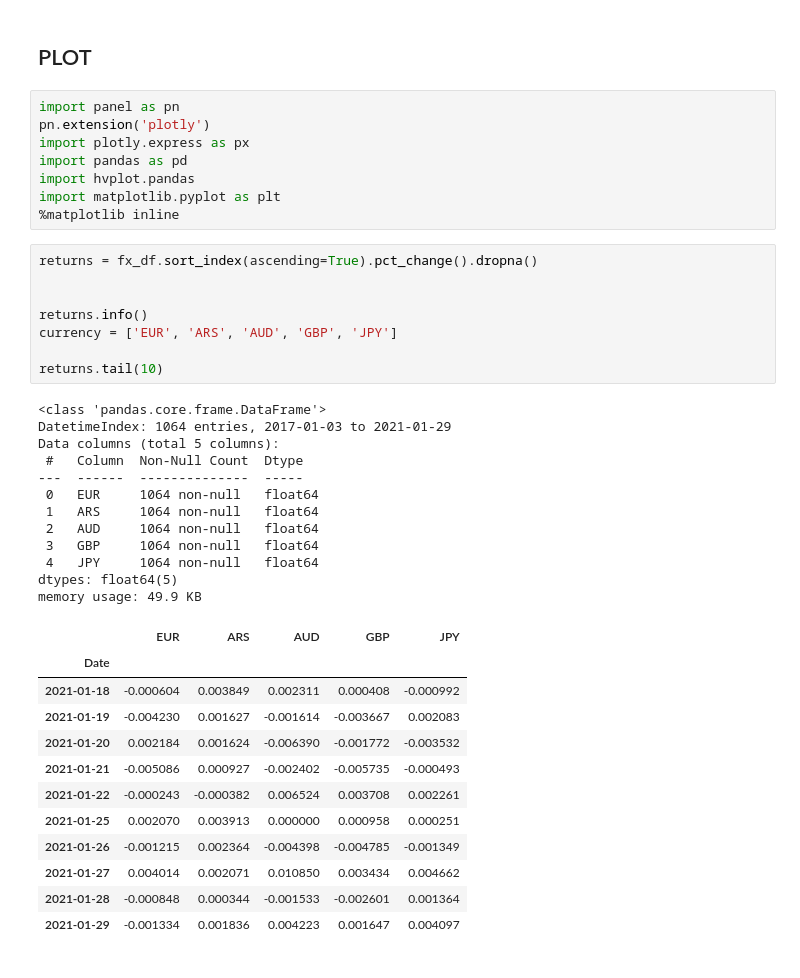
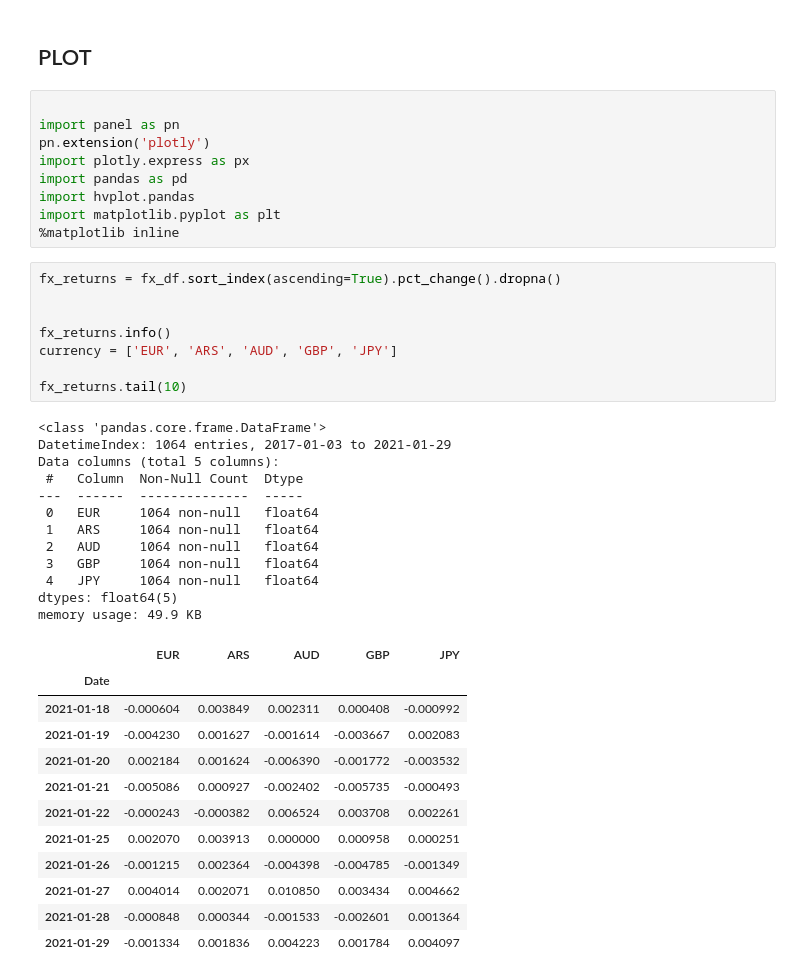
Before and after one commit to hmhadi/Project_1, a Jupyter notebook: forex_api.ipynb, the cells around one changed output. Saved outputs shown, nothing was run; the diff lists cells and outputs as text.

```diff
--- a/forex_api.ipynb
+++ b/forex_api.ipynb
@@ -302,6 +303,7 @@ plt.show()
 # %% [markdown]
 ## PLOT
 # %%
+
 import panel as pn
 pn.extension('plotly')
 import plotly.express as px
@@ -310,36 +312,36 @@ import hvplot.pandas
 import matplotlib.pyplot as plt
 %matplotlib inline
 # %%
-returns = fx_df.sort_index(ascending=True).pct_change().dropna()
+fx_returns = fx_df.sort_index(ascending=True).pct_change().dropna()
 
 
-returns.info()
+fx_returns.info()
 currency = ['EUR', 'ARS', 'AUD', 'GBP', 'JPY']
 
-returns.tail(10)
+fx_returns.tail(10)
 # %% [output]
 <class 'pandas.core.frame.DataFrame'>
 DatetimeIndex: 1064 entries, 2017-01-03 to 2021-01-29
 Data columns (total 5 columns):
  #   Column  Non-Null Count  Dtype
 ---  ------  --------------  -----
  0   EUR     1064 non-null   float64
  1   ARS     1064 non-null   float64
  2   AUD     1064 non-null   float64
  3   GBP     1064 non-null   float64
  4   JPY     1064 non-null   float64
 dtypes: float64(5)
 memory usage: 49.9 KB
 |  | EUR | ARS | AUD | GBP | JPY |
 | Date |  |  |  |  |  |
 | 2021-01-18 | -0.000604 | 0.003849 | 0.002311 | 0.000408 | -0.000992 |
 | 2021-01-19 | -0.004230 | 0.001627 | -0.001614 | -0.003667 | 0.002083 |
 | 2021-01-20 | 0.002184 | 0.001624 | -0.006390 | -0.001772 | -0.003532 |
 | 2021-01-21 | -0.005086 | 0.000927 | -0.002402 | -0.005735 | -0.000493 |
 | 2021-01-22 | -0.000243 | -0.000382 | 0.006524 | 0.003708 | 0.002261 |
 | 2021-01-25 | 0.002070 | 0.003913 | 0.000000 | 0.000958 | 0.000251 |
 | 2021-01-26 | -0.001215 | 0.002364 | -0.004398 | -0.004785 | -0.001349 |
 | 2021-01-27 | 0.004014 | 0.002071 | 0.010850 | 0.003434 | 0.004662 |
 | 2021-01-28 | -0.000848 | 0.000344 | -0.001533 | -0.002601 | 0.001364 |
-| 2021-01-29 | -0.001334 | 0.001836 | 0.004223 | 0.001647 | 0.004097 |
+| 2021-01-29 | -0.001334 | 0.001836 | 0.004223 | 0.001784 | 0.004097 |
 # %%
```
Also changed, not shown: parts of 20 cells of this notebook.
